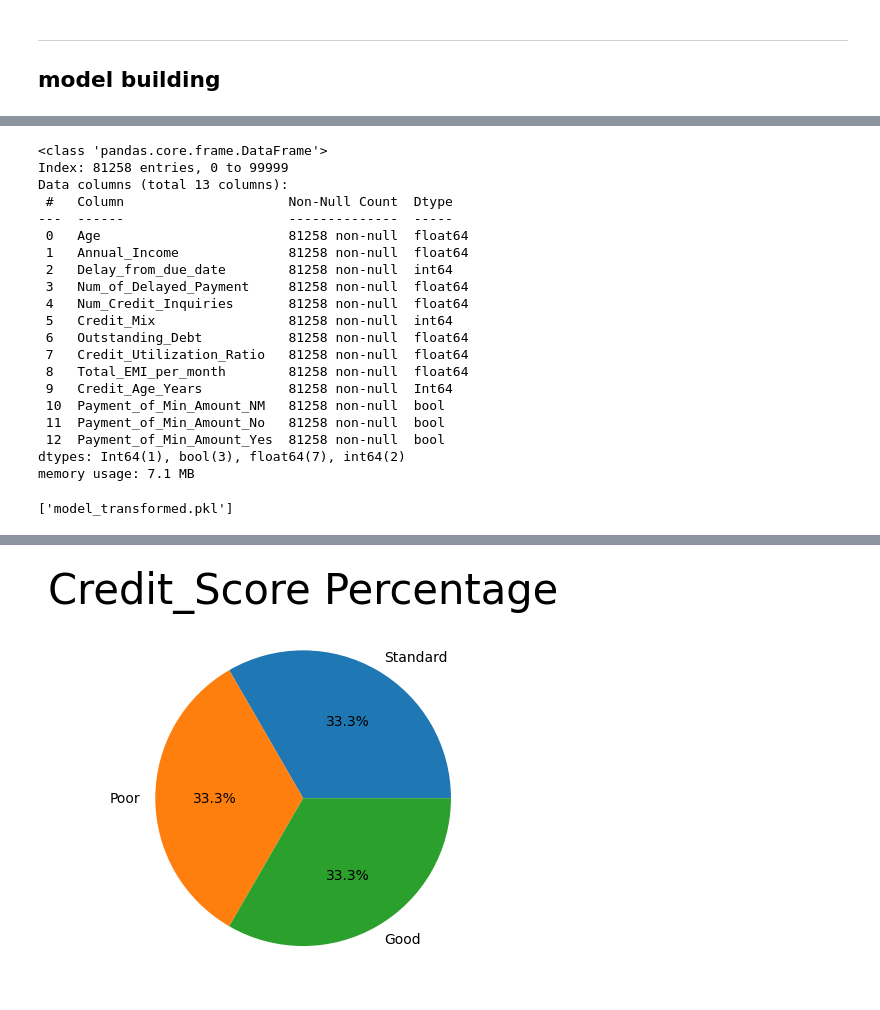
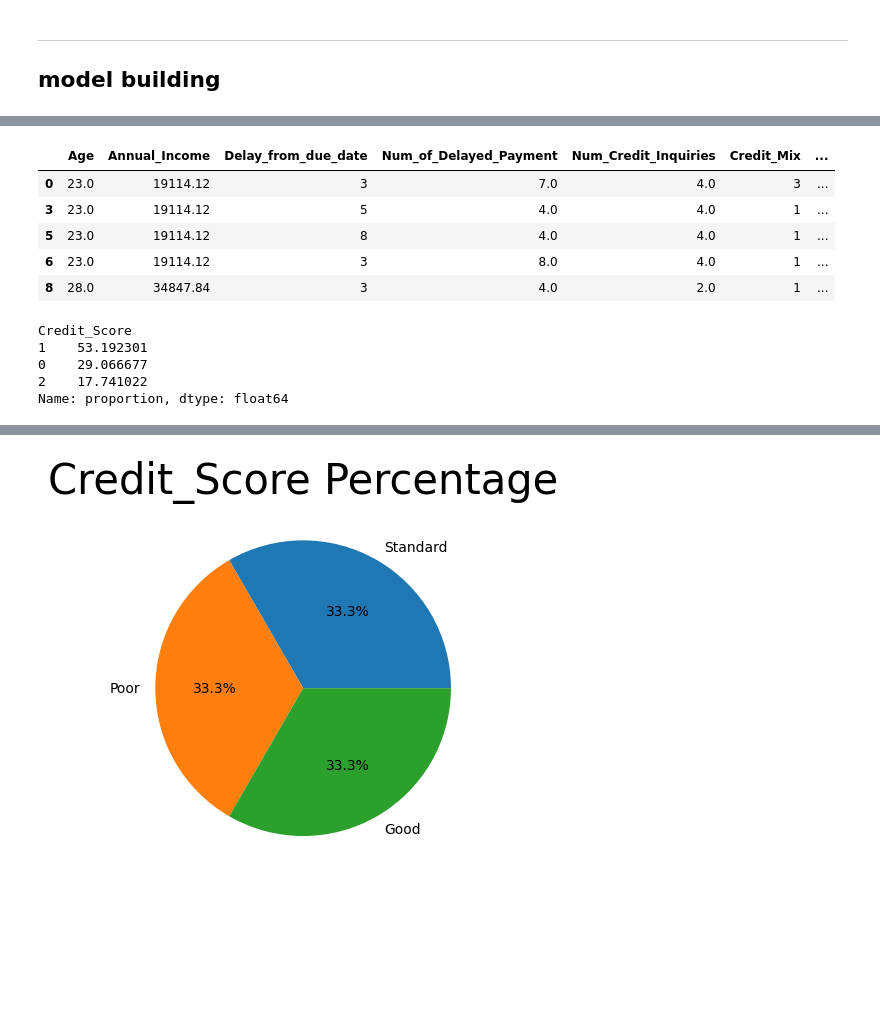
Before and after one commit to prathamesh2525/Credit_Score_Prediction, a Jupyter notebook: main.ipynb, the cells around one changed output, grey strips where cells are left out. Cells and saved outputs as stored; diff of their text form; code cells hidden in the pictures; blank space fills up the shorter version.

```diff
--- a/main.ipynb
+++ b/main.ipynb
@@ -1271,27 +1291,22 @@ updated_df.to_csv(filepath)
+# %%
+updated_df["Credit_Score"].value_counts()
+updated_df.head()
+# %% [output]
+|  | Age | Annual_Income | Delay_from_due_date | Num_of_Delayed_Payment | Num_Credit_Inquiries | Credit_Mix | ... |
+| 0 | 23.0 | 19114.12 | 3 | 7.0 | 4.0 | 3 | ... |
+| 3 | 23.0 | 19114.12 | 5 | 4.0 | 4.0 | 1 | ... |
+| 5 | 23.0 | 19114.12 | 8 | 4.0 | 4.0 | 1 | ... |
+| 6 | 23.0 | 19114.12 | 3 | 8.0 | 4.0 | 1 | ... |
+| 8 | 28.0 | 34847.84 | 3 | 4.0 | 2.0 | 1 | ... |
+# %%
+print(updated_df['Credit_Score'].value_counts(normalize=True)*100)
+# %% [output]
+Credit_Score
+1    53.192301
+0    29.066677
+2    17.741022
+Name: proportion, dtype: float64
 # %%
 x = updated_df.drop('Credit_Score',axis=1)
 # x['Monthly_Balance'] = x['Monthly_Balance'].astype(float)
 y = updated_df['Credit_Score']
-# %%
-x.info()
-# %% [output]
-<class 'pandas.core.frame.DataFrame'>
-Index: 81258 entries, 0 to 99999
-Data columns (total 13 columns):
- #   Column                     Non-Null Count  Dtype
----  ------                     --------------  -----
- 0   Age                        81258 non-null  float64
- 1   Annual_Income              81258 non-null  float64
- 2   Delay_from_due_date        81258 non-null  int64
- 3   Num_of_Delayed_Payment     81258 non-null  float64
- 4   Num_Credit_Inquiries       81258 non-null  float64
- 5   Credit_Mix                 81258 non-null  int64
- 6   Outstanding_Debt           81258 non-null  float64
- 7   Credit_Utilization_Ratio   81258 non-null  float64
- 8   Total_EMI_per_month        81258 non-null  float64
- 9   Credit_Age_Years           81258 non-null  Int64
- 10  Payment_of_Min_Amount_NM   81258 non-null  bool
- 11  Payment_of_Min_Amount_No   81258 non-null  bool
- 12  Payment_of_Min_Amount_Yes  81258 non-null  bool
-dtypes: Int64(1), bool(3), float64(7), int64(2)
-memory usage: 7.1 MB
@@ -1304,18 +1312,0 @@ toscale=["Age",	"Annual_Income","Delay_from_due_date","Num_of_Delayed_Payment",
-# %%
-preprocessor = ColumnTransformer(
-    transformers=[
-        ('num', StandardScaler(), toscale)
-    ],
-    remainder='passthrough'
-)
-
-# Create a pipeline with the preprocessor
-pipeline = Pipeline([
-    ('preprocessor', preprocessor)
-])
-
-# Fit and transform the data
-xs = pipeline.fit_transform(x)
-# joblib.dump(pipeline, 'model_transformed.pkl')
-# %% [output]
-['model_transformed.pkl']
```
Also changed, not shown: parts of 19 cells of this notebook, 9 other files.
